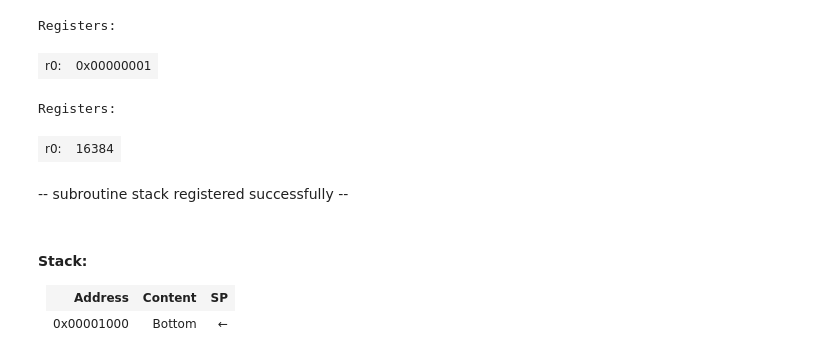
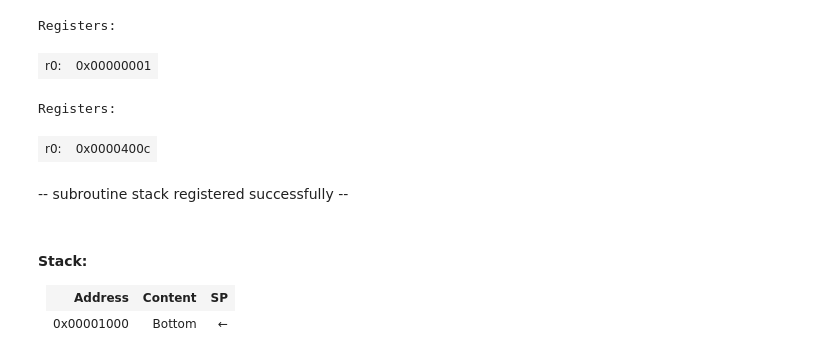
Before and after one commit to SamuelAl/arm_kernel, a Jupyter notebook: Notebooks/Experiments.ipynb, the cells around one changed output. Cells and saved outputs as stored; diff of their text form; code cells hidden in the pictures.

```diff
--- a/Notebooks/Experiments.ipynb
+++ b/Notebooks/Experiments.ipynb
@@ -103,10 +106,10 @@ Registers:
 | r0: | 0x00000001 |
 # %%
 ldr r0, =stack
->>> show registers[0]
+>>> show registers[0] as hex
 # %% [output]
 Registers:
-| r0: | 16384 |
+| r0: | 0x0000400c |
 # %%
 __subroutine:stack__
 stack:
```
Also changed, not shown: parts of 2 cells of this notebook, 2 other files.
